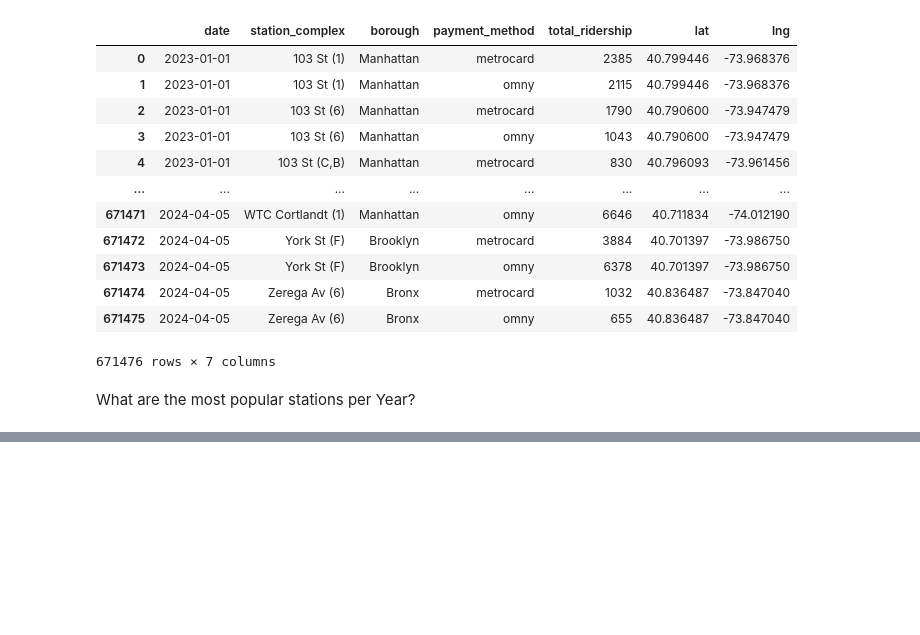
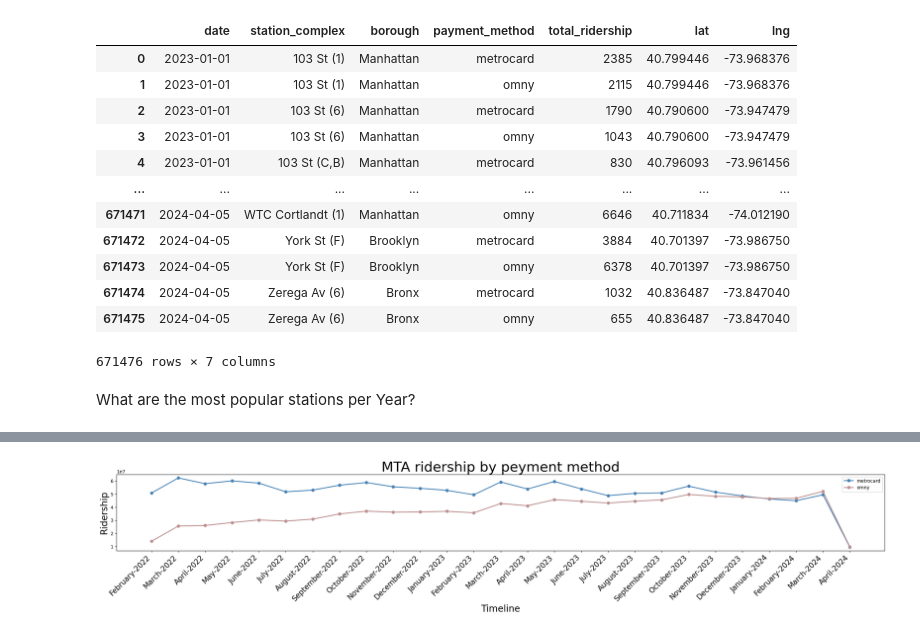
Before and after one commit to KZahraeloula/MTA_Analysis_project, a Jupyter notebook: mta_analysis_za.ipynb, the cells around one changed output, grey strips where cells are left out. Drawn from its saved outputs; the diff is of its cells as text; code cells hidden in the pictures; blank space fills up the shorter version.

```diff
--- a/mta_analysis_za.ipynb
+++ b/mta_analysis_za.ipynb
@@ -58,0 +242,3 @@ AttributeError: Can only use .dt accessor with datetimelike values
+# %%
+combined_df['month']=combined_df['date'].dt.strftime('%m-%y')
+combined_df
@@ -58,0 +259,33 @@ AttributeError: Can only use .dt accessor with datetimelike values
+# %%
+grouped_month=combined_df.groupby(["month","payment_method"])[["total_ridership"]].sum()
+grouped_month=grouped_month.reset_index()
+grouped_month.head()
+grouped_month_metrocard=grouped_month.loc[grouped_month["payment_method"]=="metrocard"]
+grouped_month_omny=grouped_month.loc[grouped_month["payment_method"]=="omny"]
+# %%
+grouped_month_metrocard['month'] = pd.to_datetime(grouped_month_metrocard['month'], format='%m-%y')
+grouped_month_metrocard['formatted_date'] = grouped_month_metrocard['month'].dt.strftime('%B-%Y')
+grouped_month_metrocard.sort_values(by=['month'], inplace=True)
+
+grouped_month_omny['month'] = pd.to_datetime(grouped_month_omny['month'], format='%m-%y')
+grouped_month_omny['formatted_date'] = grouped_month_omny['month'].dt.strftime('%B-%Y')
+grouped_month_omny.sort_values(by=['month'], inplace=True)
+# %%
+x_axis=grouped_month_metrocard["formatted_date"]
+y_axis=grouped_month_metrocard["total_ridership"]
+
+x1_axis=grouped_month_omny["formatted_date"]
+y1_axis=grouped_month_omny["total_ridership"]
+#plt.figure()
+plt.figure(figsize=(30, 3))
+metrocard=plt.plot(x_axis, y_axis, color="steelblue",marker="o", linewidth=2)
+omny=plt.plot(x1_axis, y1_axis, color="rosybrown",marker="o", linewidth=2)
+plt.xticks( rotation=45, ha='right',fontsize=16)
+plt.title("MTA ridership by peyment method", fontsize=30)
+plt.xlabel("Timeline", fontsize=20)
+plt.ylabel("Ridership", fontsize=20)
+plt.legend(grouped_month["payment_method"])
+plt.savefig("Ressources/Fig4.png", bbox_inches = 'tight')
+plt.show()
+# %% [output]
+[figure, added]
```
Also changed, not shown: parts of 20 cells of this notebook, 7 other files.
